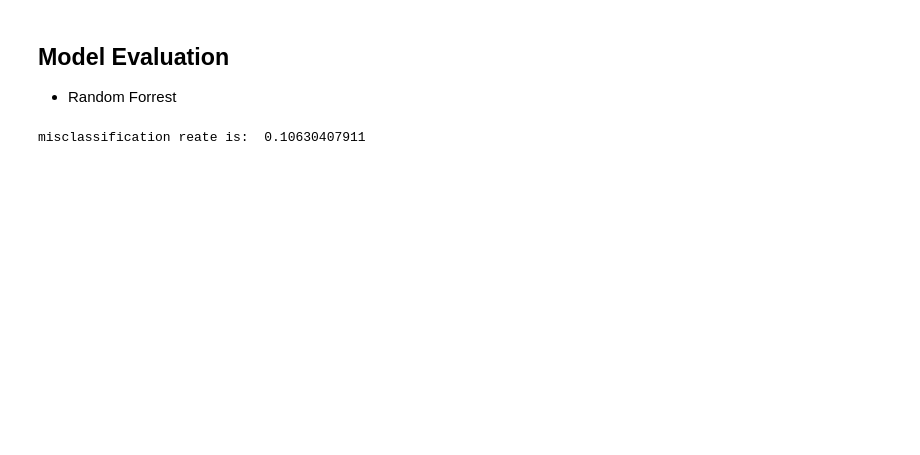
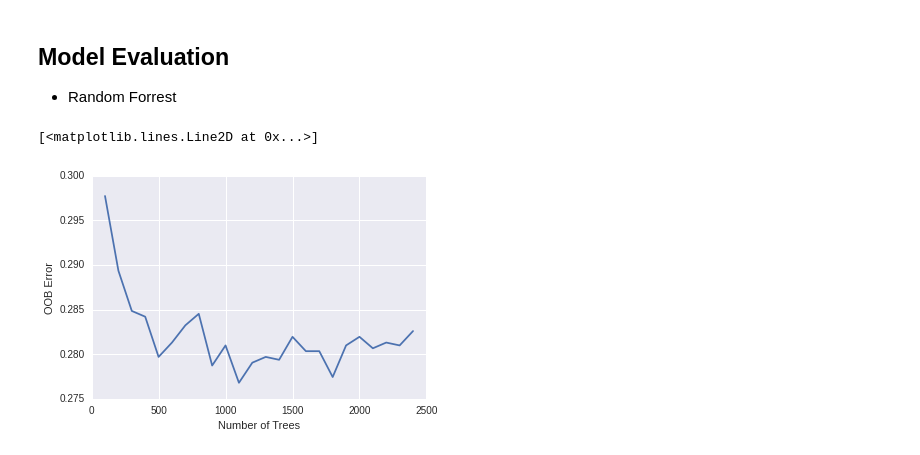
Before and after one commit to reza-asad/Hand-Writing-Recognition, a Jupyter notebook: model_evaluation/english_character_recognition.ipynb, the cells around one changed output. Cells and saved outputs as stored; diff of their text form; code cells hidden in the pictures; blank space fills up the shorter version.

```diff
--- a/model_evaluation/english_character_recognition.ipynb
+++ b/model_evaluation/english_character_recognition.ipynb
@@ -589,6 +592,9 @@ data['response'] = y_train
 
 # Save the data
 data.to_pickle('data')
+# %%
+# Some configuration parameters
+VALIDATION_FRACTION = 0.2
 # %% [markdown]
 ## Model Evaluation
 * Random Forrest
@@ -598,8 +604,25 @@ from sklearn.ensemble import RandomForestClassifier
 # Read the data
 data = pd.read_pickle('data')
 
-# Divide data to test and train
-mask = np.random.rand(len(data)) < 0.2
+# Divide train and validation set
+mask = np.random.rand(len(data)) < VALIDATION_FRACTION
 train_dat = data[~mask]
-test_dat = data[mask]
+validation_dat = data[mask]
+# %%
+# Run the random forrest model for different number of trees
+# Check the OOB error and pick the best number of trees
+tree_range = range(100, 2500, 100)
+oob_error = []
+for tree in tree_range:
+    rf = RandomForestClassifier(n_estimators=tree, oob_score=True)
+    rf.fit(train_dat.drop('response', axis=1), train_dat['response'])
+    oob_error.append(1-rf.oob_score_)
+# %%
+# Plot the OOB Error rate versus different number of trees
+plt.xlabel('Number of Trees')
+plt.ylabel('OOB Error')
+plt.plot(tree_range, oob_error)
+# %% [output]
+[<matplotlib.lines.Line2D at 0x...>]
+[figure, added]
 # %%
@@ -610,16 +634,17 @@ prediction = rf.predict_proba(test_dat.drop('response', axis=1))
 # %%
-# top x %error
 id_to_char = dict(zip(range(len(rf.classes_)), rf.classes_))
-all_top_k_chars = []
-k = 3
-for row in prediction:
-    top_k_chars = sorted(range(len(row)), key=lambda x: row[x], reverse=True)[:k]
-    all_top_k_chars.append([id_to_char[e] for e in top_k_chars])
+# This returns the top x %error
+def top_x_error(prediction, true_labels, k=3):
+    all_top_k_chars = []
+    for row in prediction:
+        top_k_chars = sorted(range(len(row)), key=lambda x: row[x], reverse=True)[:k]
+        all_top_k_chars.append([id_to_char[e] for e in top_k_chars])
 
-i = 0
-for j, label in enumerate(test_dat['response']):
-    if label not in set(all_top_k_chars[j]):
-        i+=1
-print 'misclassification reate is: ', float(i)/len(test_dat)
+    i = 0
+    for j, label in enumerate(true_labels):
+        print list(true_labels)[j], all_top_k_chars[j]
+        if label not in set(all_top_k_chars[j]):
+            i+=1
+    print 'misclassification reate is: ', float(i)/len(true_labels)
+
+top_x_error(prediction, validation_dat['response'], k=3)
-# %% [output]
-misclassification reate is:  0.10630407911
```
Also changed, not shown: parts of 5 cells of this notebook.
